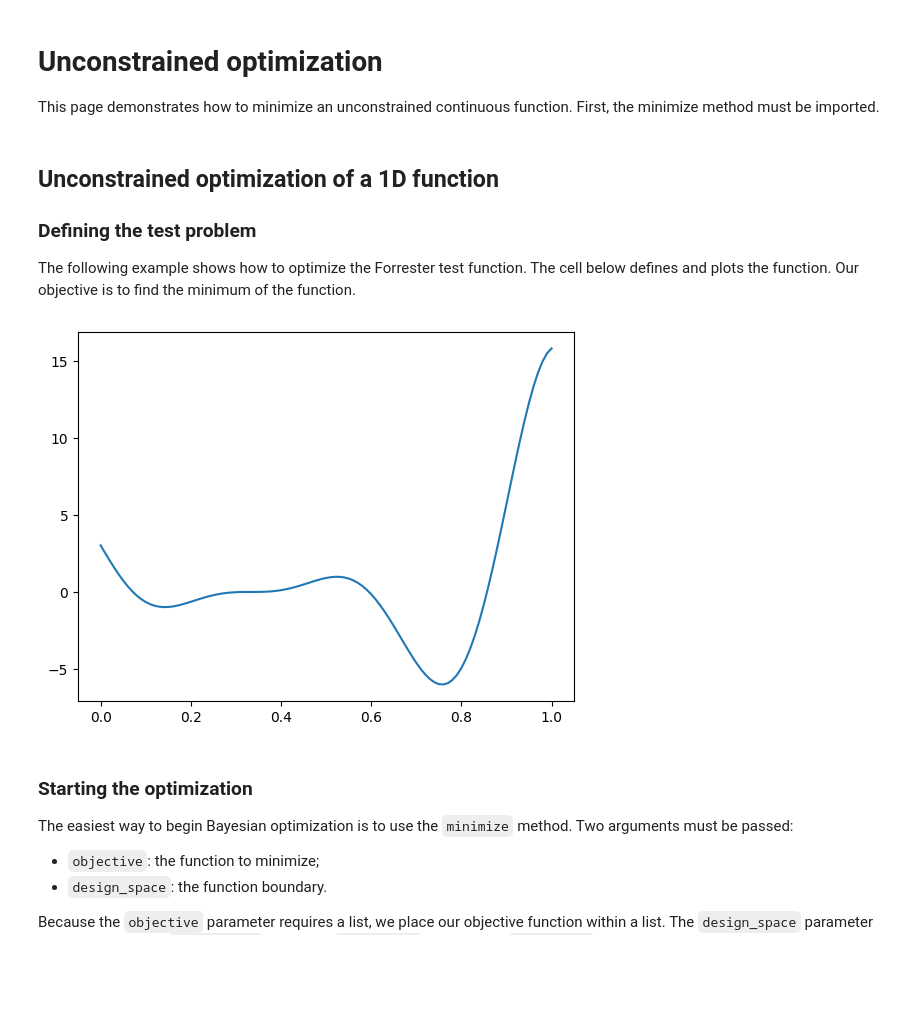
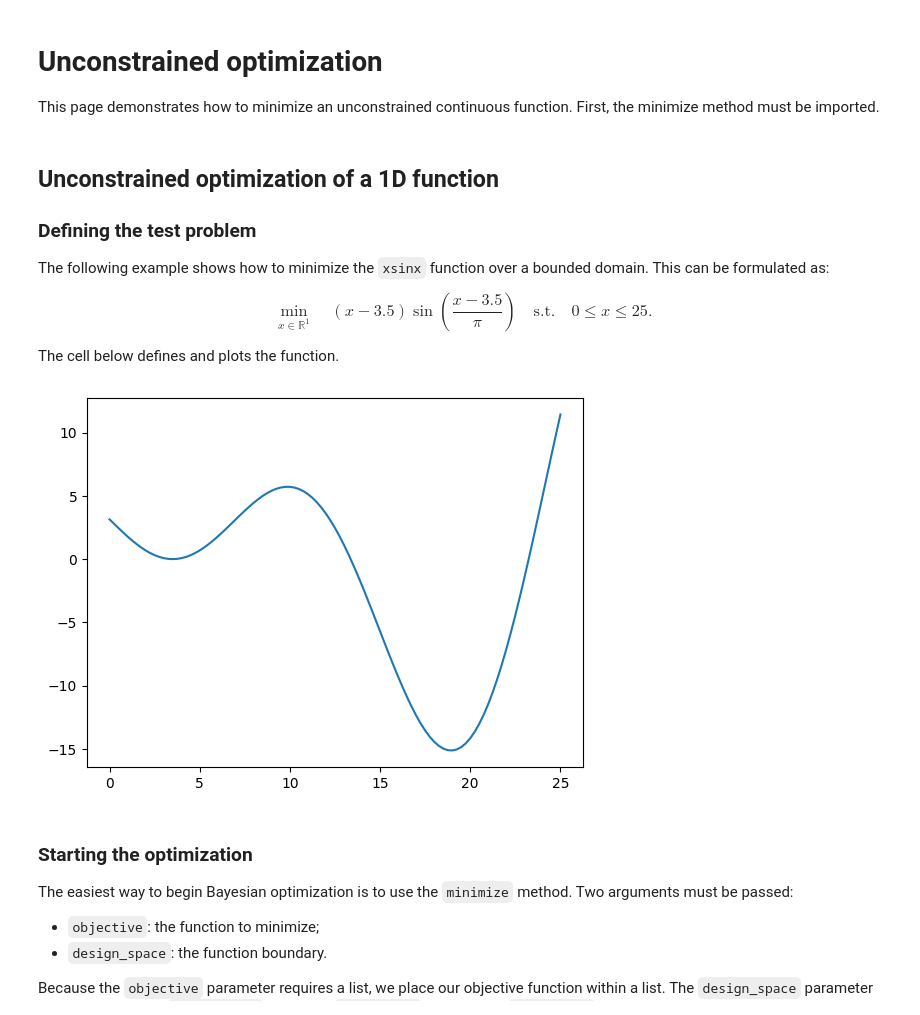
Before and after one commit to SMTorg/smt-optim, a Jupyter notebook: docs/source/getting_started/unconstrained_optim.ipynb, the cells around one changed output. Saved outputs shown, nothing was run; the diff lists cells and outputs as text; code cells hidden in the pictures; blank space fills up the shorter version.

Commit message:
docs: add test problem equations to getting-started notebooks; update license; add missing docstrings

```diff
--- a/docs/source/getting_started/unconstrained_optim.ipynb
+++ b/docs/source/getting_started/unconstrained_optim.ipynb
@@ -12,23 +12,29 @@ from smt_optim import minimize
 
 ### Defining the test problem
 
-The following example shows how to optimize the Forrester test function. The cell below defines and plots the function. Our objective is to find the minimum of the function.
+The following example shows how to minimize the `xsinx` function over a bounded domain. This can be formulated as:
+
+$$
+\min_{x\in\mathbb{R}^1} \quad (x - 3.5)\sin\left(\frac{x-3.5}{\pi}\right) \quad \text{s.t.} \quad 0 \leq x \leq 25.
+$$
+
+The cell below defines and plots the function.
 # %%
-def forrester(x):
-    return (6*x - 2)**2 * np.sin(12*x - 4)
+def xsinx(x):
+    return (x - 3.5) * np.sin((x - 3.5) / (np.pi))
 
 bounds = np.array([
-    [0, 1]
+    [0, 25]
 ])
 
-x_valid = np.linspace(0, 1, 101)
-y_valid = forrester(x_valid)
+x_valid = np.linspace(0, 25, 101)
+y_valid = xsinx(x_valid)
 
 fig, ax = plt.subplots()
 ax.plot(x_valid, y_valid)
 plt.show()
 # %% [output]
-[figure, old version]
+[figure, new version]
 # %% [markdown]
 ### Starting the optimization
 
```
Also changed, not shown: parts of 3 cells of this notebook, 33 other files.
